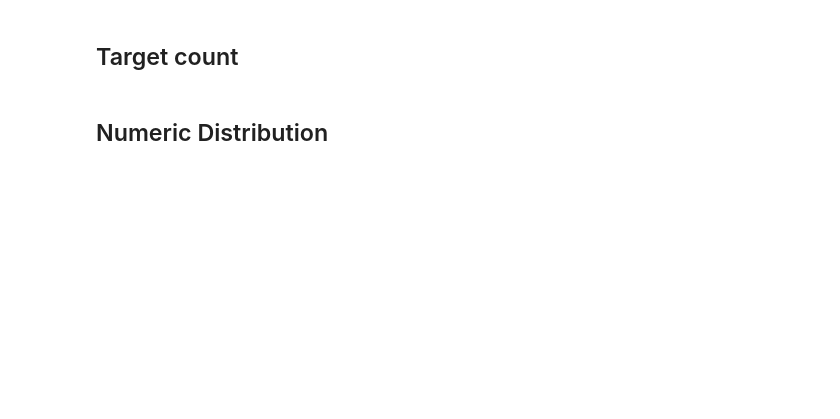
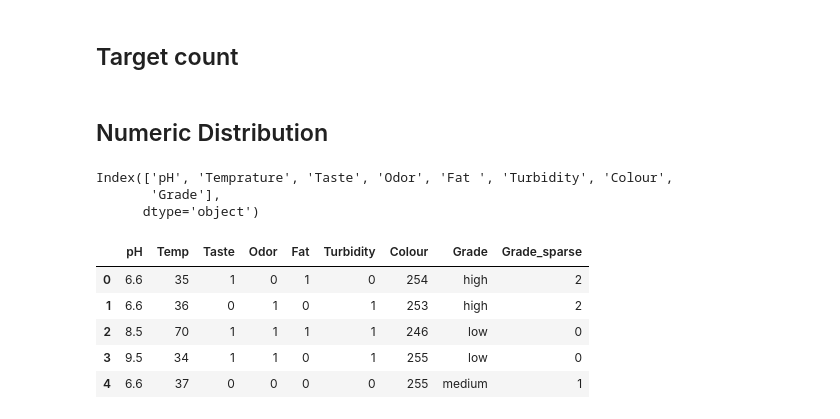
Before and after one commit to MichaelGaliciaZ/Milk_Quality, a Jupyter notebook: notebooks/01_EDA.ipynb, the cells around one changed output. Drawn from its saved outputs; the diff is of its cells as text; code cells hidden in the pictures; blank space fills up the shorter version.

```diff
--- a/notebooks/01_EDA.ipynb
+++ b/notebooks/01_EDA.ipynb
@@ -120,3 +128,24 @@ if os.path.exists("../data/processed/data_milk.csv"):
     print("There is a file!")
 else:
     data_dropped.to_csv("../data/processed/data_milk.csv")
+# %%
+data=pd.read_csv("../data/processed/data_milk.csv",index_col=0)
+
+print(data.columns)
+# %% [output]
+Index(['pH', 'Temprature', 'Taste', 'Odor', 'Fat ', 'Turbidity', 'Colour',
+       'Grade'],
+      dtype='object')
+# %%
+data.columns=['pH', 'Temp', 'Taste', 'Odor', 'Fat ', 'Turbidity', 'Colour','Grade']
+
+data['Grade_sparse']=data['Grade'].replace(['low','medium','high'],[0,1,2])
+
+data.head()
+# %% [output]
+|  | pH | Temp | Taste | Odor | Fat | Turbidity | Colour | Grade | Grade_sparse |
+| 0 | 6.6 | 35 | 1 | 0 | 1 | 0 | 254 | high | 2 |
+| 1 | 6.6 | 36 | 0 | 1 | 0 | 1 | 253 | high | 2 |
+| 2 | 8.5 | 70 | 1 | 1 | 1 | 1 | 246 | low | 0 |
+| 3 | 9.5 | 34 | 1 | 1 | 0 | 1 | 255 | low | 0 |
+| 4 | 6.6 | 37 | 0 | 0 | 0 | 0 | 255 | medium | 1 |
```
Also changed, not shown: parts of 5 cells of this notebook, 18 other files.
